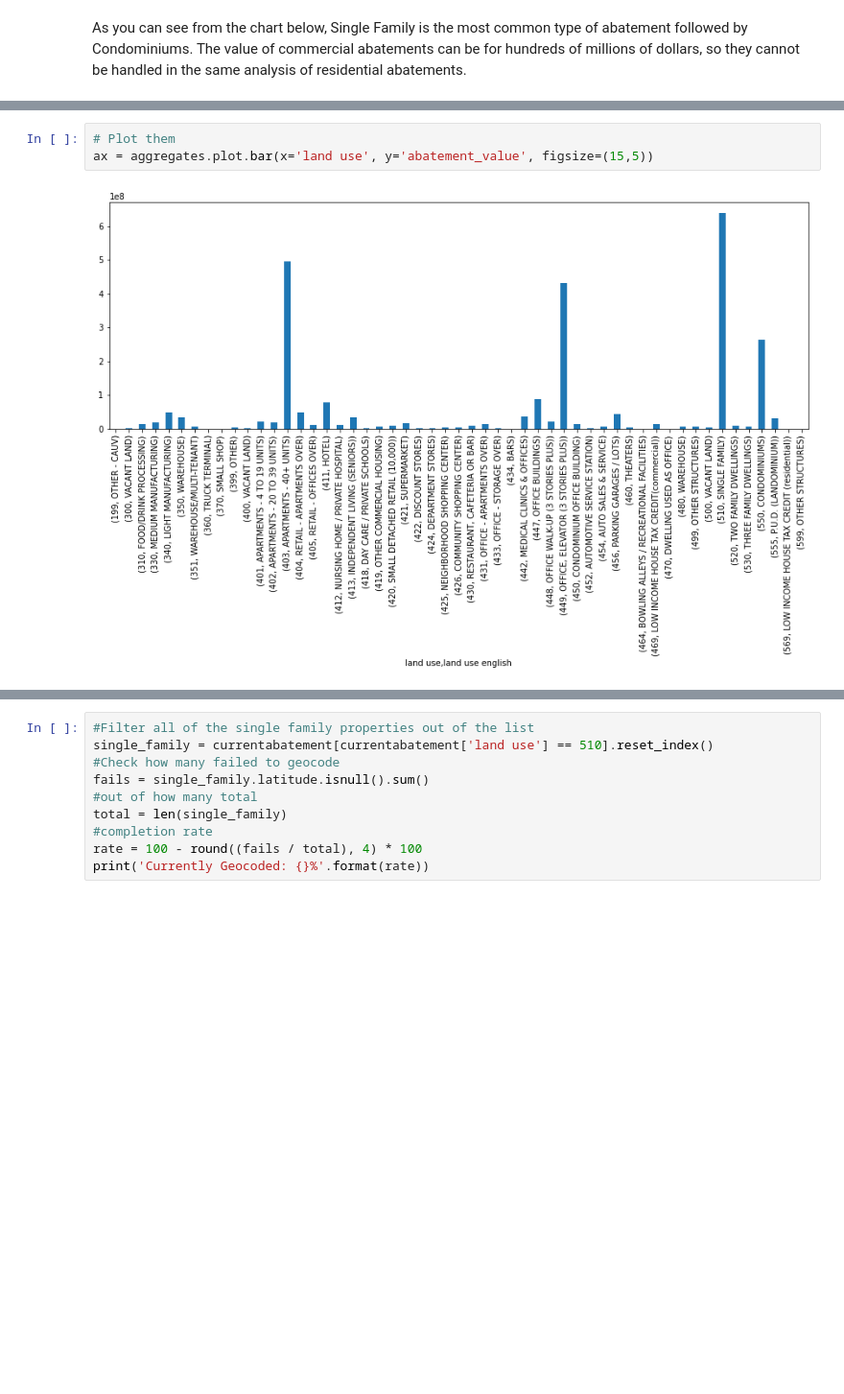
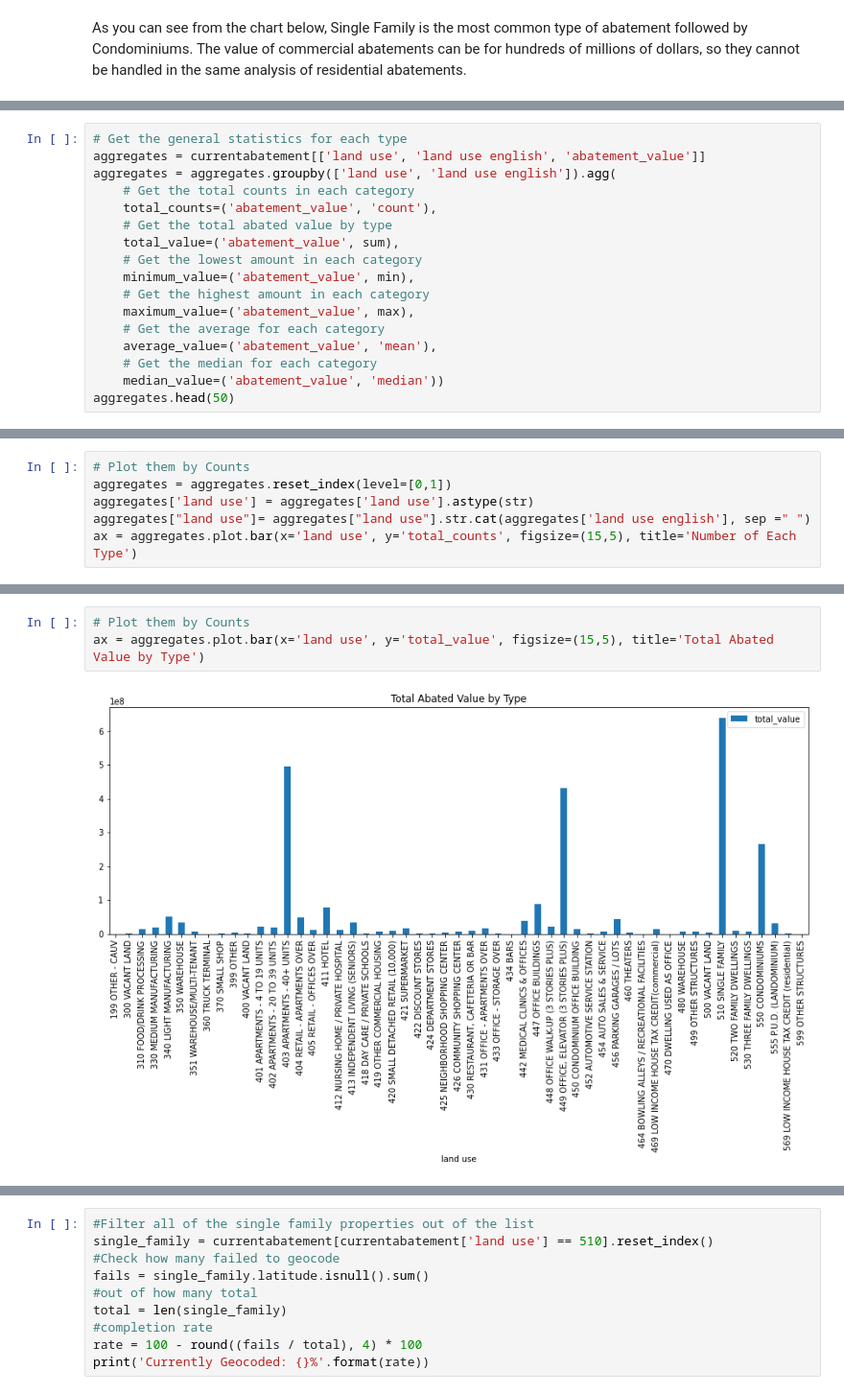
Before and after one commit to CincyBC/Abatement-Maps, a Jupyter notebook: Abatement Heatmap.ipynb, the cells around one changed output, grey strips where cells are left out. Shown at 96% size. Drawn from its saved outputs; the diff is of its cells as text; blank space fills up the shorter version.

Commit message:
Visualizations for overall statistics

```diff
--- a/Abatement Heatmap.ipynb
+++ b/Abatement Heatmap.ipynb
@@ -84,0 +41,17 @@ Name: abatement_value, dtype: int64
+# %%
+# Get the general statistics for each type
+aggregates = currentabatement[['land use', 'land use english', 'abatement_value']]
+aggregates = aggregates.groupby(['land use', 'land use english']).agg(
+    # Get the total counts in each category
+    total_counts=('abatement_value', 'count'),
+    # Get the total abated value by type
+    total_value=('abatement_value', sum),
+    # Get the lowest amount in each category
+    minimum_value=('abatement_value', min),
+    # Get the highest amount in each category
+    maximum_value=('abatement_value', max),
+    # Get the average for each category
+    average_value=('abatement_value', 'mean'),
+    # Get the median for each category
+    median_value=('abatement_value', 'median'))
+aggregates.head(50)
@@ -84,0 +77,6 @@ Name: abatement_value, dtype: int64
+# %%
+# Plot them by Counts
+aggregates = aggregates.reset_index(level=[0,1])
+aggregates['land use'] = aggregates['land use'].astype(str)
+aggregates["land use"]= aggregates["land use"].str.cat(aggregates['land use english'], sep =" ")
+ax = aggregates.plot.bar(x='land use', y='total_counts', figsize=(15,5), title='Number of Each Type')
@@ -85,5 +85,5 @@ Name: abatement_value, dtype: int64
 # %%
-# Plot them
-ax = aggregates.plot.bar(x='land use', y='abatement_value', figsize=(15,5))
+# Plot them by Counts
+ax = aggregates.plot.bar(x='land use', y='total_value', figsize=(15,5), title='Total Abated Value by Type')
 # %% [output]
-[figure, old version]
+[figure, new version]
```
Also changed, not shown: parts of 9 cells of this notebook.
